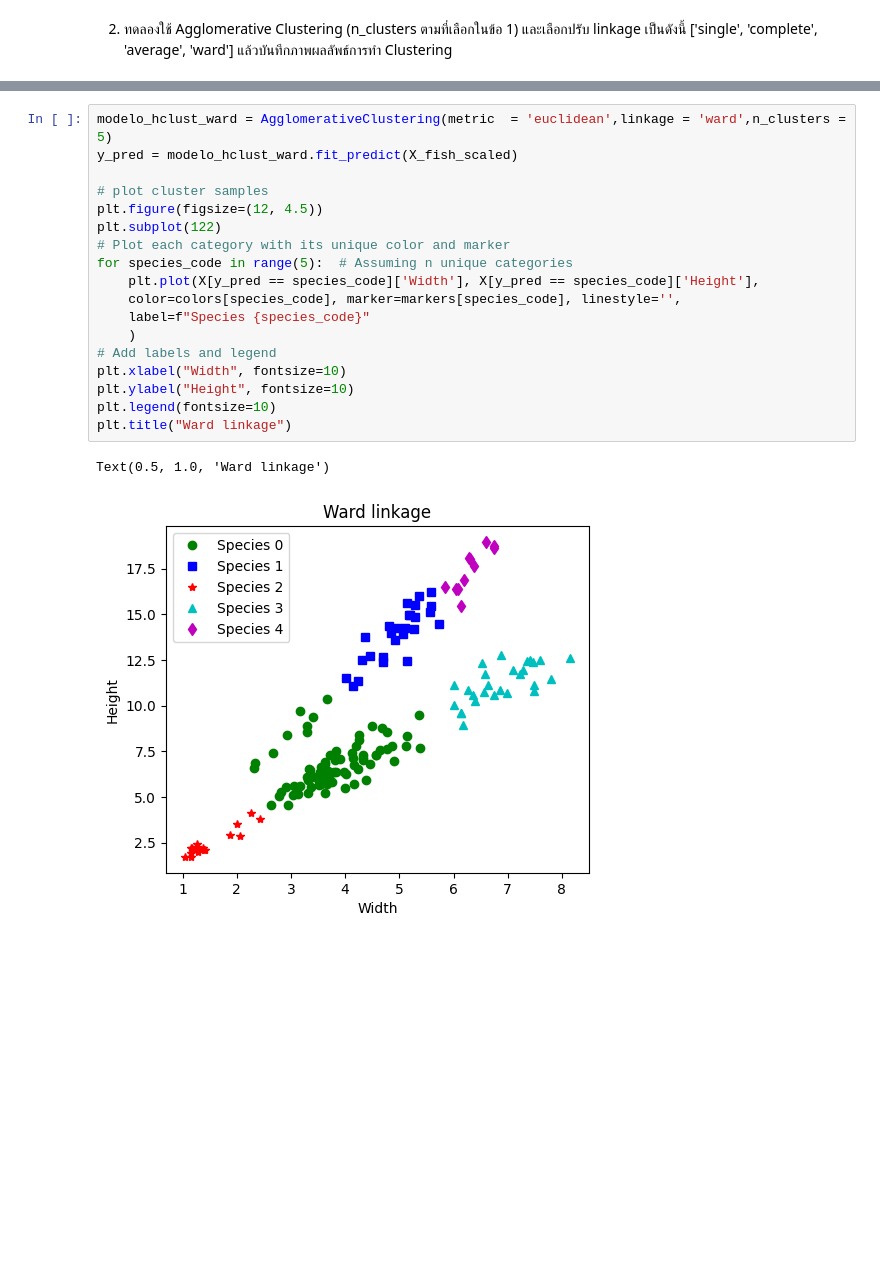
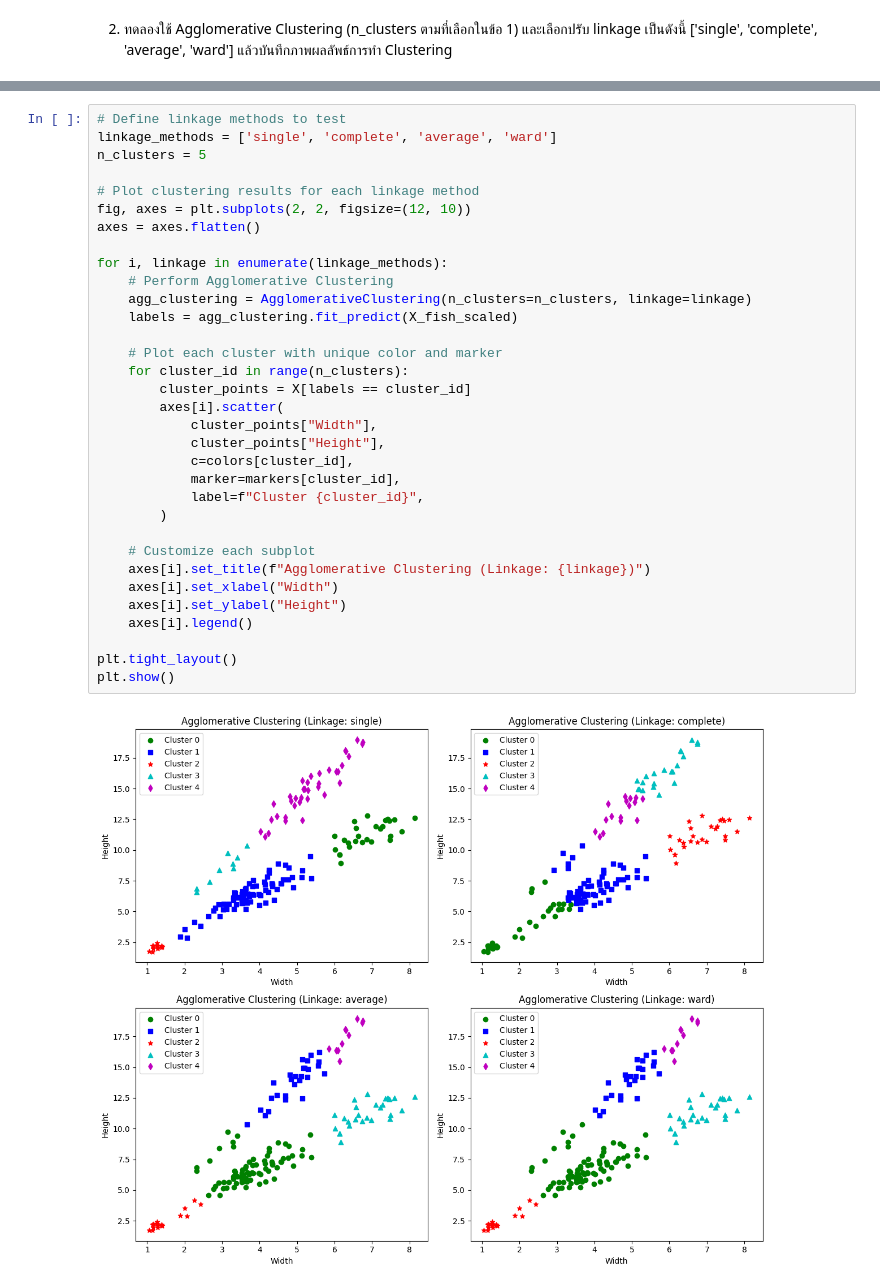
Before and after one commit to worachote1/Machine-Learning-Lab-KMITL, a Jupyter notebook: week_6_hw/W6-2_AgglomerativeClustering & Kmean.ipynb, the cells around one changed output, grey strips where cells are left out. Drawn from its saved outputs; the diff is of its cells as text; blank space fills up the shorter version.

```diff
--- a/week_6_hw/W6-2_AgglomerativeClustering & Kmean.ipynb
+++ b/week_6_hw/W6-2_AgglomerativeClustering & Kmean.ipynb
@@ -680,23 +617,37 @@ Text(0.5, 1.0, 'Average linkage')
-# %%
-modelo_hclust_ward = AgglomerativeClustering(metric  = 'euclidean',linkage = 'ward',n_clusters = 5)
-y_pred = modelo_hclust_ward.fit_predict(X_fish_scaled)
-
-# plot cluster samples
-plt.figure(figsize=(12, 4.5))
-plt.subplot(122)
-# Plot each category with its unique color and marker
-for species_code in range(5):  # Assuming n unique categories
-    plt.plot(X[y_pred == species_code]['Width'], X[y_pred == species_code]['Height'],
-    color=colors[species_code], marker=markers[species_code], linestyle='',
-    label=f"Species {species_code}"
-    )
-# Add labels and legend
-plt.xlabel("Width", fontsize=10)
-plt.ylabel("Height", fontsize=10)
-plt.legend(fontsize=10)
-plt.title("Ward linkage")
-# %% [output]
-Text(0.5, 1.0, 'Ward linkage')
-[figure, removed]
+# %%
+# Define linkage methods to test
+linkage_methods = ['single', 'complete', 'average', 'ward']
+n_clusters = 5
+
+# Plot clustering results for each linkage method
+fig, axes = plt.subplots(2, 2, figsize=(12, 10))
+axes = axes.flatten()
+
+for i, linkage in enumerate(linkage_methods):
+    # Perform Agglomerative Clustering
+    agg_clustering = AgglomerativeClustering(n_clusters=n_clusters, linkage=linkage)
+    labels = agg_clustering.fit_predict(X_fish_scaled)
+
+    # Plot each cluster with unique color and marker
+    for cluster_id in range(n_clusters):
+        cluster_points = X[labels == cluster_id]
+        axes[i].scatter(
+            cluster_points["Width"],
+            cluster_points["Height"],
+            c=colors[cluster_id],
+            marker=markers[cluster_id],
+            label=f"Cluster {cluster_id}",
+        )
+
+    # Customize each subplot
+    axes[i].set_title(f"Agglomerative Clustering (Linkage: {linkage})")
+    axes[i].set_xlabel("Width")
+    axes[i].set_ylabel("Height")
+    axes[i].legend()
+
+plt.tight_layout()
+plt.show()
+# %% [output]
+[figure, added]
 # %% [markdown]
 3. จงสรุปว่า linkage ที่ **เหมาะสมที่สุด** สำหรับการทำ Clustering สำหรับ Dataset นี้คือประเภทใด
```
Also changed, not shown: parts of 6 cells of this notebook.
